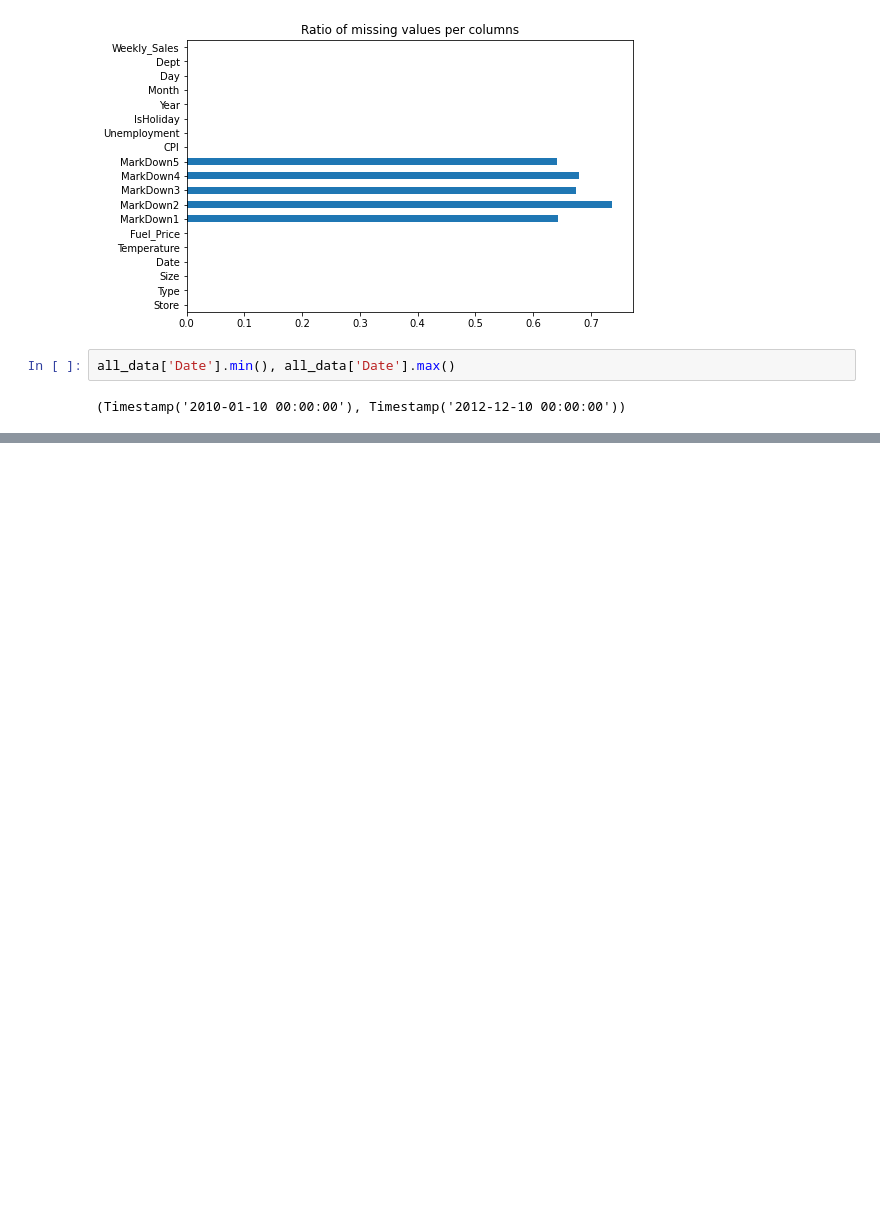
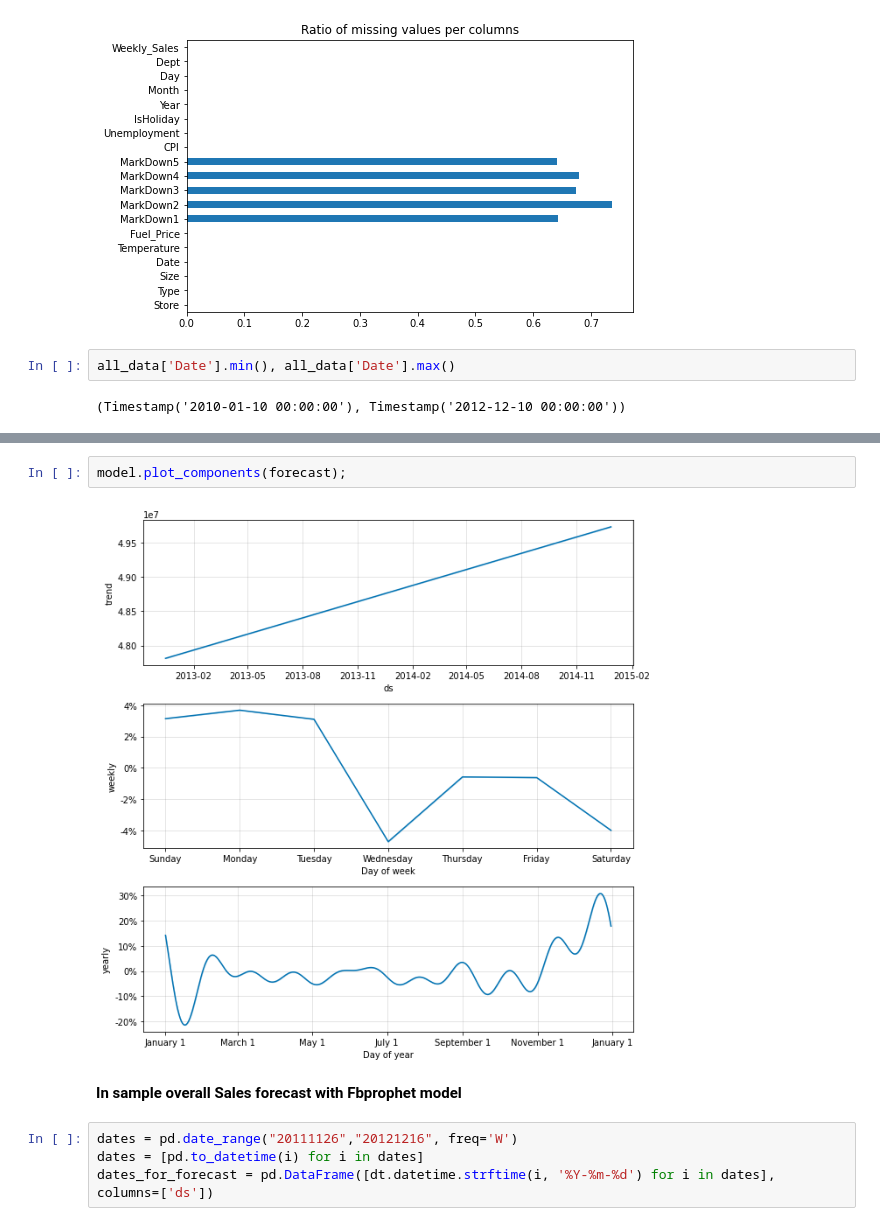
Before and after one commit to duong-nguyen-elu/ELU-Assignments, a Jupyter notebook: M6W6 Assignment.ipynb, the cells around one changed output, grey strips where cells are left out. Saved outputs shown, nothing was run; the diff lists cells and outputs as text; blank space fills up the shorter version.

```diff
--- a/M6W6 Assignment.ipynb
+++ b/M6W6 Assignment.ipynb
@@ -1401,0 +1312,10 @@ fig.show()
+# %%
+model.plot_components(forecast);
+# %% [output]
+[figure, added]
+# %% [markdown]
+**In sample overall Sales forecast with Fbprophet model**
+# %%
+dates = pd.date_range("20111126","20121216", freq='W')
+dates = [pd.to_datetime(i) for i in dates]
+dates_for_forecast = pd.DataFrame([dt.datetime.strftime(i, '%Y-%m-%d') for i in dates],  columns=['ds'])
```
Also changed, not shown: parts of 100 cells of this notebook.
